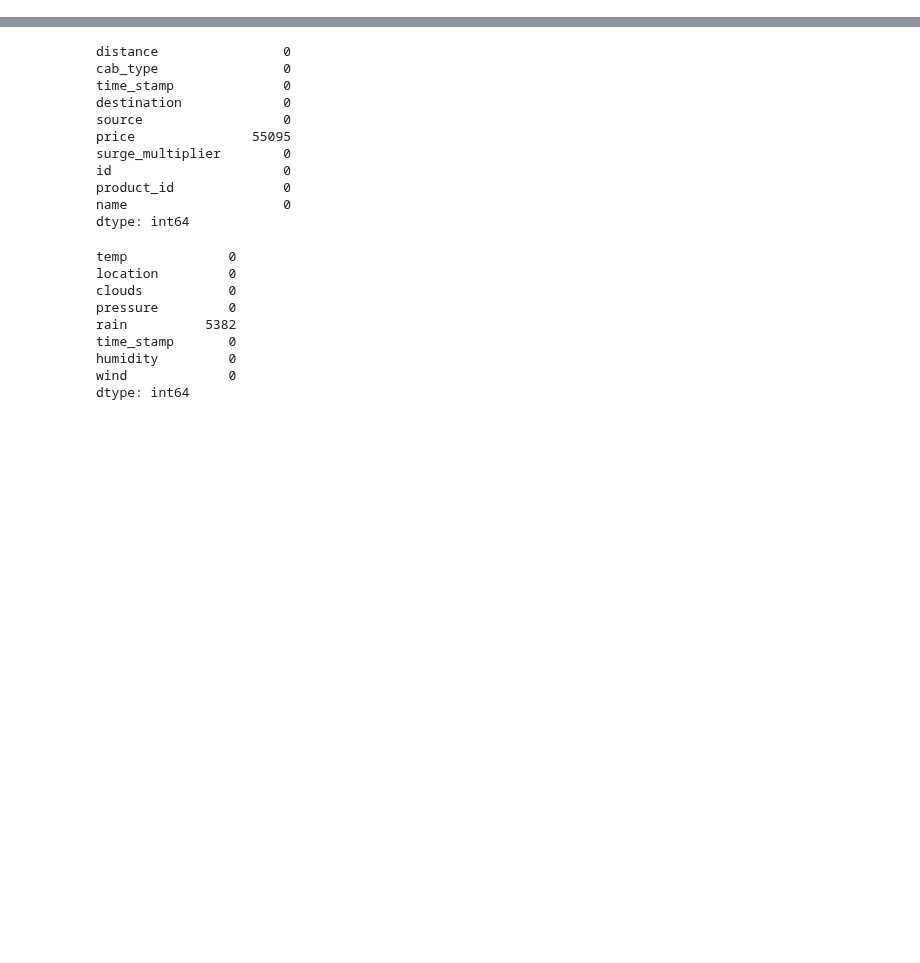
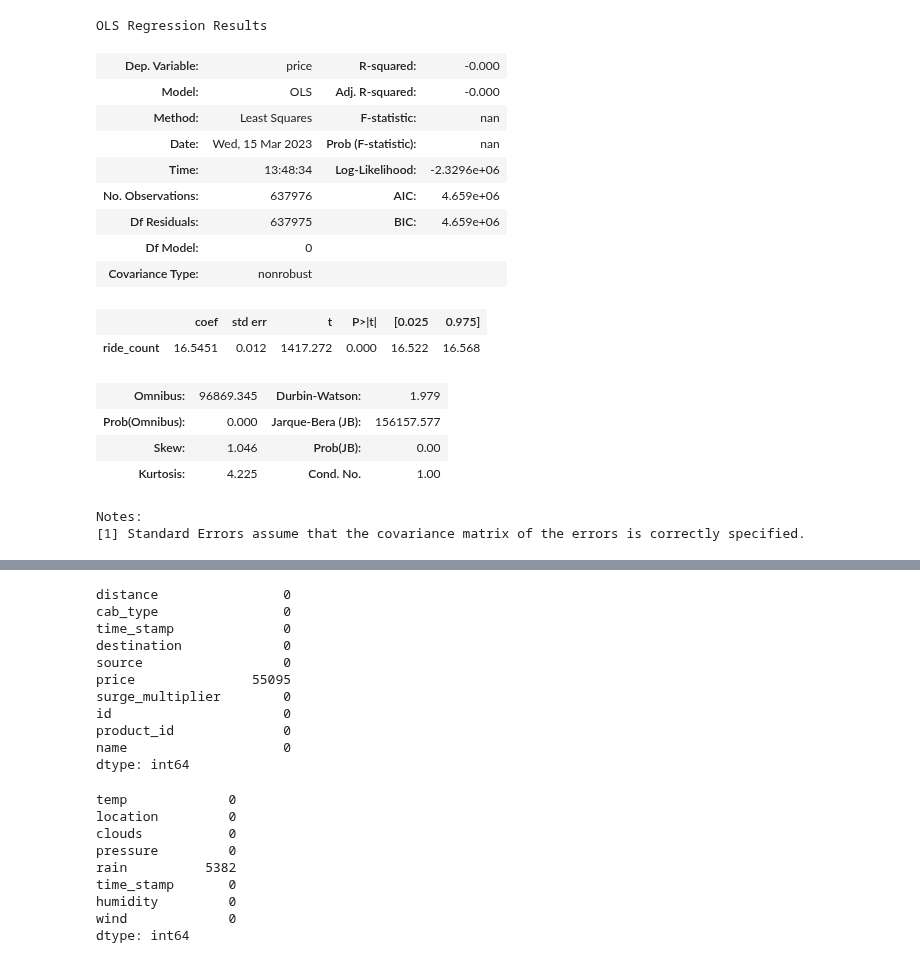
Before and after one commit to cndywu/TheYelpers, a Jupyter notebook: Final_Project_Model.ipynb, the cells around one changed output, grey strips where cells are left out. Cells and saved outputs as stored; diff of their text form; code cells hidden in the pictures; blank space fills up the shorter version.

```diff
--- a/Final_Project_Model.ipynb
+++ b/Final_Project_Model.ipynb
@@ -149,0 +147,21 @@ Notes:
+# %%
+res=build_model(["ride_count"])
+# %% [output]
+OLS Regression Results
+| Dep. Variable: | price | R-squared: | -0.000 |
+| Model: | OLS | Adj. R-squared: | -0.000 |
+| Method: | Least Squares | F-statistic: | nan |
+| Date: | Wed, 15 Mar 2023 | Prob (F-statistic): | nan |
+| Time: | 13:48:34 | Log-Likelihood: | -2.3296e+06 |
+| No. Observations: | 637976 | AIC: | 4.659e+06 |
+| Df Residuals: | 637975 | BIC: | 4.659e+06 |
+| Df Model: | 0 |  |  |
+| Covariance Type: | nonrobust |  |  |
+|  | coef | std err | t | P>|t| | [0.025 | 0.975] |
+| ride_count | 16.5451 | 0.012 | 1417.272 | 0.000 | 16.522 | 16.568 |
+| Omnibus: | 96869.345 | Durbin-Watson: | 1.979 |
+| Prob(Omnibus): | 0.000 | Jarque-Bera (JB): | 156157.577 |
+| Skew: | 1.046 | Prob(JB): | 0.00 |
+| Kurtosis: | 4.225 | Cond. No. | 1.00 |
+Notes:
+[1] Standard Errors assume that the covariance matrix of the errors is correctly specified.
```
Also changed, not shown: parts of 40 cells of this notebook.
